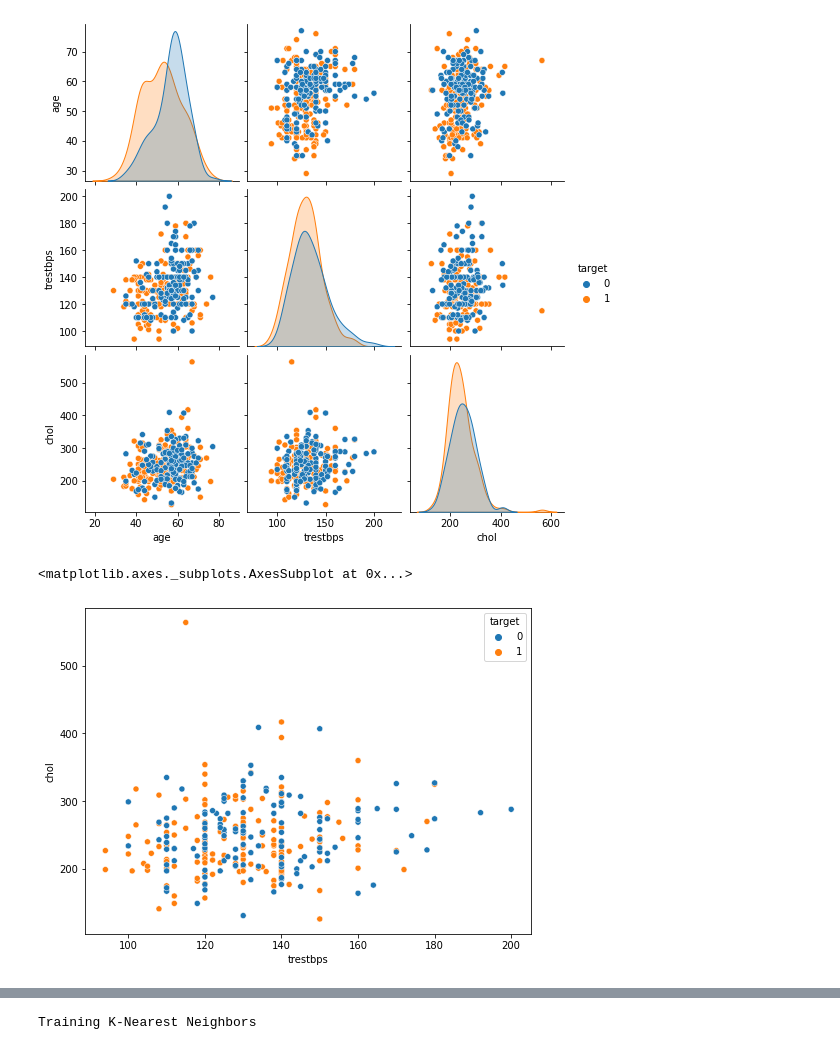
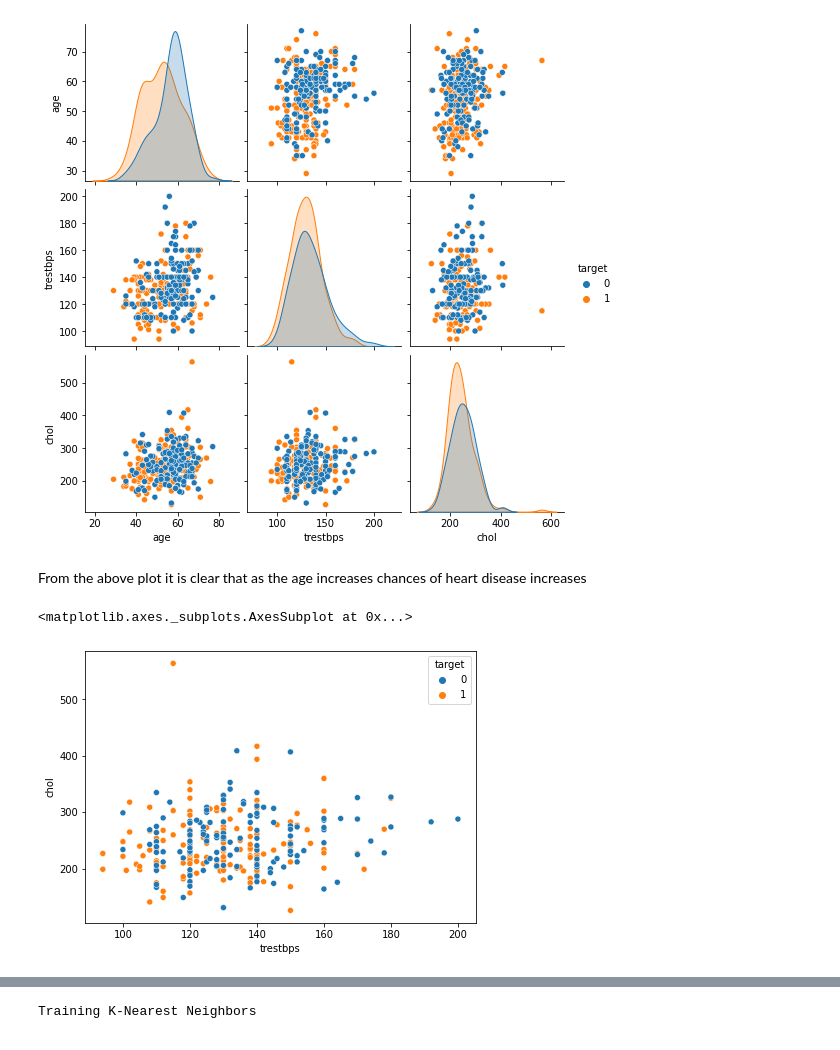
Before and after one commit to SahanaSg1729/Heart_Disease_Prediction, a Jupyter notebook: Heart_Disease_Prediction.ipynb, the cells around one changed output, grey strips where cells are left out. Drawn from its saved outputs; the diff is of its cells as text; code cells hidden in the pictures.

```diff
--- a/Heart_Disease_Prediction.ipynb
+++ b/Heart_Disease_Prediction.ipynb
@@ -105,9 +259,12 @@ sns.pairplot(dataset, hue = 'target', vars = ['age', 'trestbps', 'chol'] )
 # %% [output]
 <seaborn.axisgrid.PairGrid at 0x...>
 [figure]
+# %% [markdown]
+From the above plot it is clear that as the age increases chances of heart disease increases
 # %%
+plt.figure(figsize=(7, 5))
 sns.scatterplot(x = 'trestbps', y = 'chol', hue = 'target', data = dataset)
 # %% [output]
 <matplotlib.axes._subplots.AxesSubplot at 0x...>
-[figure, old version]
+[figure, new version]
 # %%
```
Also changed, not shown: parts of 59 cells of this notebook.
